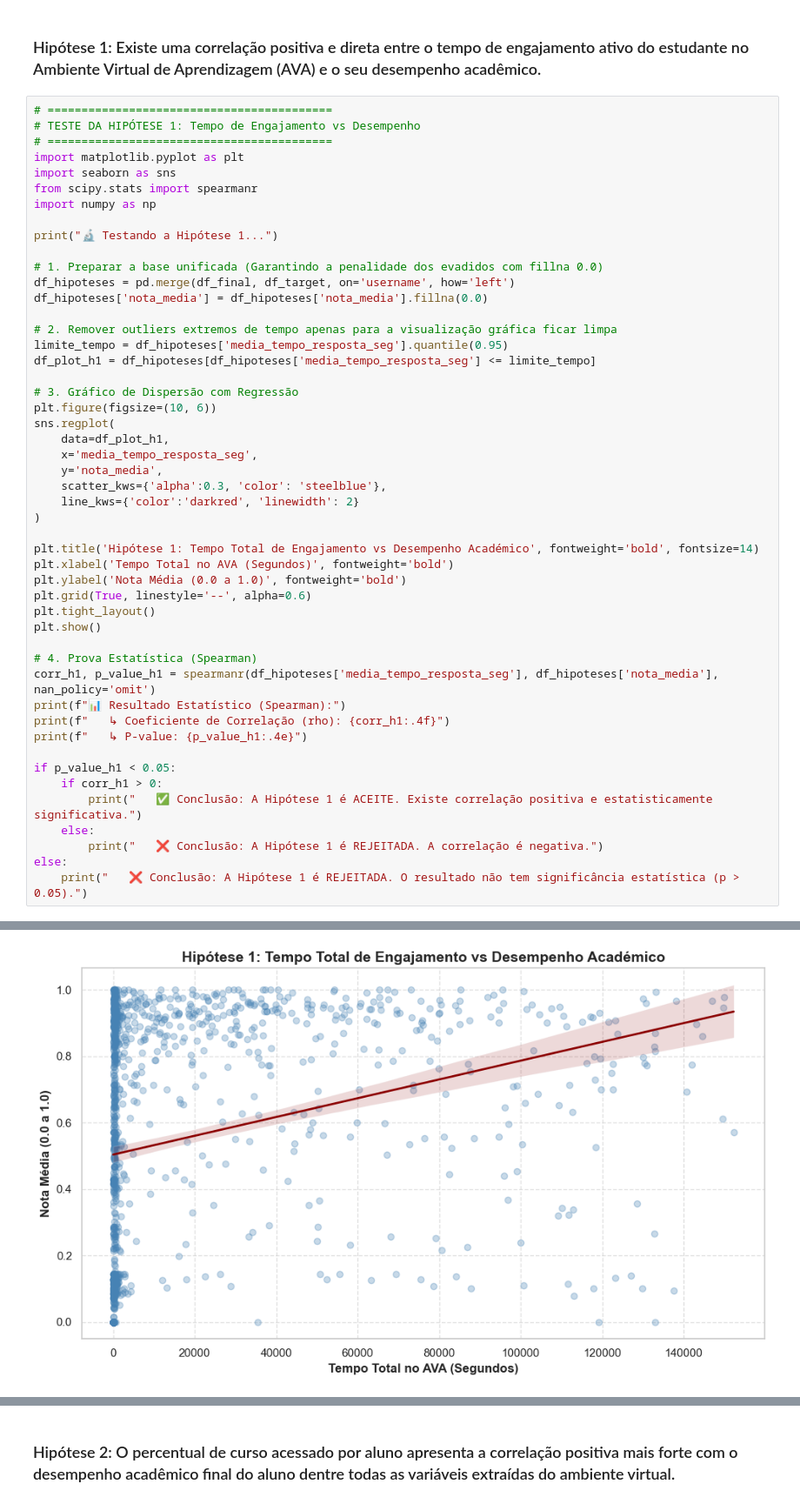
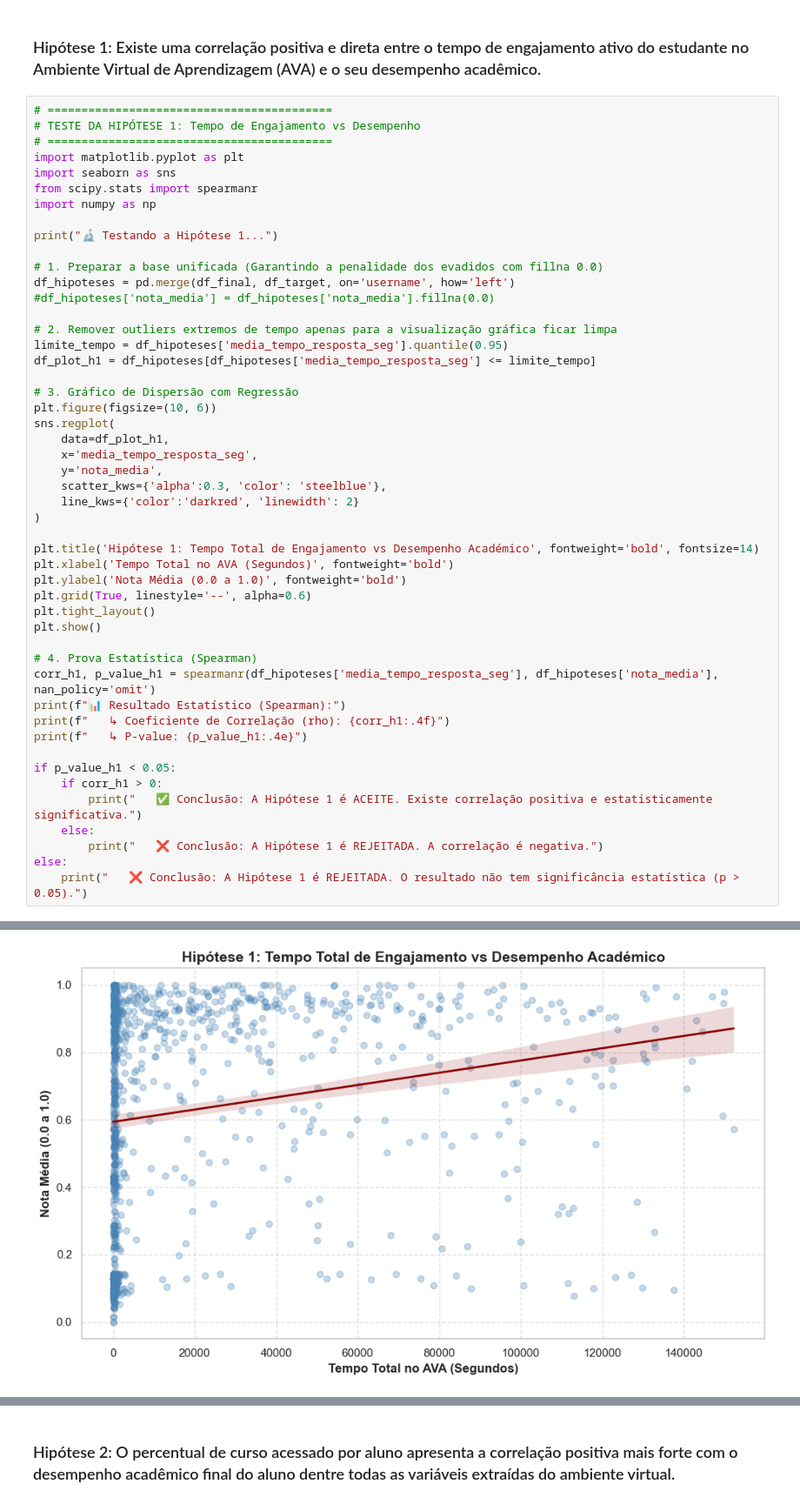
Before and after one commit to Danilus04/Topicos-Trabalho-Final, a Jupyter notebook: main.ipynb, the cells around one changed output, grey strips where cells are left out. Shown at 87% size. Drawn from its saved outputs; the diff is of its cells as text.

```diff
--- a/main.ipynb
+++ b/main.ipynb
@@ -678,7 +678,7 @@ print("🔬 Testando a Hipótese 1...")
 
 # 1. Preparar a base unificada (Garantindo a penalidade dos evadidos com fillna 0.0)
 df_hipoteses = pd.merge(df_final, df_target, on='username', how='left')
-df_hipoteses['nota_media'] = df_hipoteses['nota_media'].fillna(0.0)
+#df_hipoteses['nota_media'] = df_hipoteses['nota_media'].fillna(0.0)
 
 # 2. Remover outliers extremos de tempo apenas para a visualização gráfica ficar limpa
 limite_tempo = df_hipoteses['media_tempo_resposta_seg'].quantile(0.95)
@@ -689,32 +689,32 @@ plt.figure(figsize=(10, 6))
 sns.regplot(
     data=df_plot_h1,
     x='media_tempo_resposta_seg',
     y='nota_media',
     scatter_kws={'alpha':0.3, 'color': 'steelblue'},
     line_kws={'color':'darkred', 'linewidth': 2}
 )
 
 plt.title('Hipótese 1: Tempo Total de Engajamento vs Desempenho Académico', fontweight='bold', fontsize=14)
 plt.xlabel('Tempo Total no AVA (Segundos)', fontweight='bold')
 plt.ylabel('Nota Média (0.0 a 1.0)', fontweight='bold')
 plt.grid(True, linestyle='--', alpha=0.6)
 plt.tight_layout()
 plt.show()
 
 # 4. Prova Estatística (Spearman)
 corr_h1, p_value_h1 = spearmanr(df_hipoteses['media_tempo_resposta_seg'], df_hipoteses['nota_media'], nan_policy='omit')
 print(f"📊 Resultado Estatístico (Spearman):")
 print(f"   ↳ Coeficiente de Correlação (rho): {corr_h1:.4f}")
 print(f"   ↳ P-value: {p_value_h1:.4e}")
 
 if p_value_h1 < 0.05:
     if corr_h1 > 0:
         print("   ✅ Conclusão: A Hipótese 1 é ACEITE. Existe correlação positiva e estatisticamente significativa.")
     else:
         print("   ❌ Conclusão: A Hipótese 1 é REJEITADA. A correlação é negativa.")
 else:
     print("   ❌ Conclusão: A Hipótese 1 é REJEITADA. O resultado não tem significância estatística (p > 0.05).")
 # %% [output]
 🔬 Testando a Hipótese 1...
-[figure, old version]
+[figure, new version]
 📊 Resultado Estatístico (Spearman):
```
Also changed, not shown: parts of 7 cells of this notebook.
